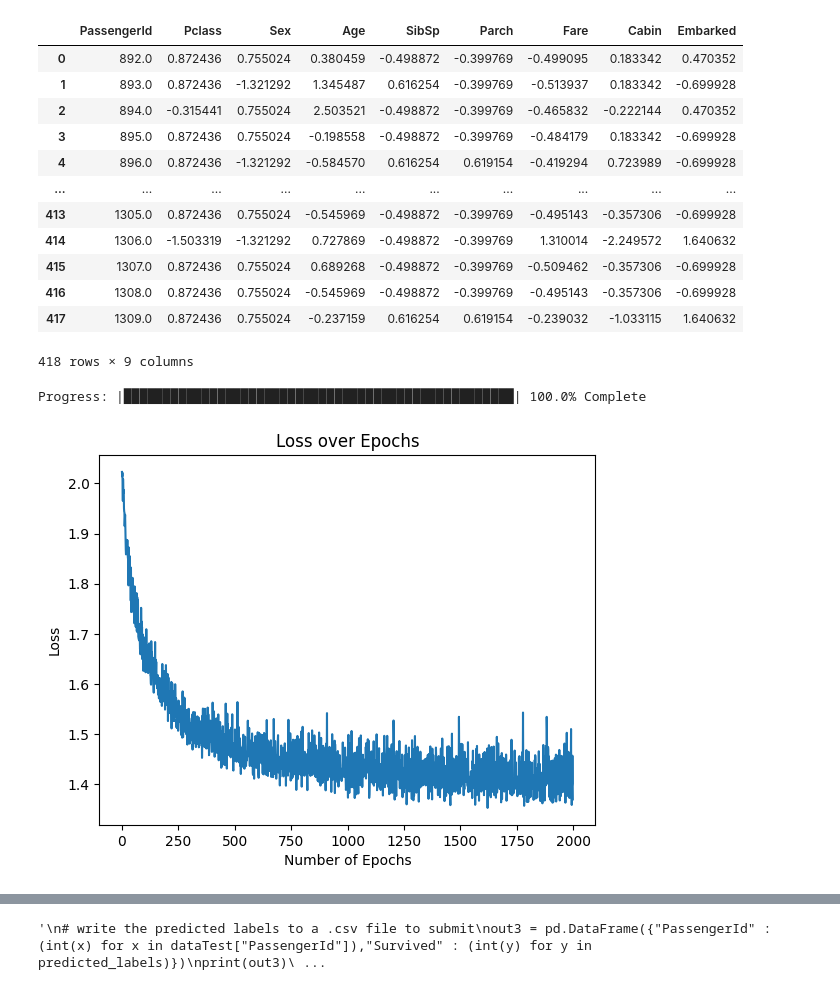
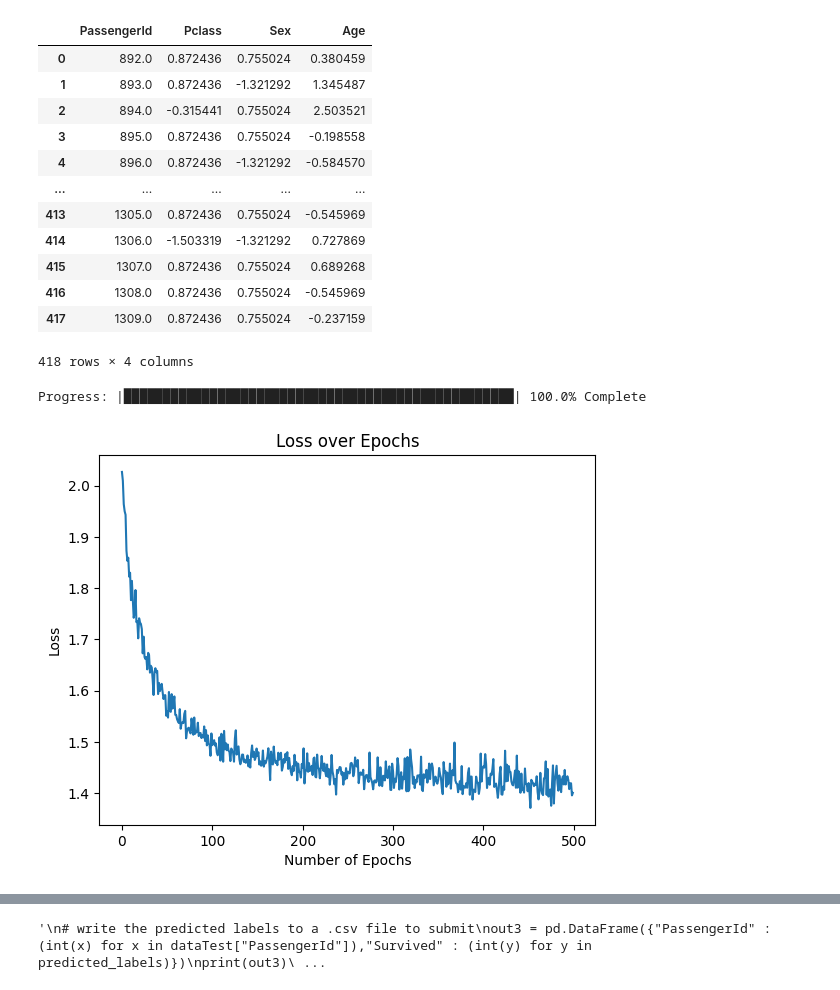
Before and after one commit to kanejames0430/boogie, a Jupyter notebook: logreg+imputing.ipynb, the cells around one changed output, grey strips where cells are left out. Drawn from its saved outputs; the diff is of its cells as text; code cells hidden in the pictures.

```diff
--- a/logreg+imputing.ipynb
+++ b/logreg+imputing.ipynb
@@ -18,6 +18,9 @@ from sklearn.impute import KNNImputer
 
 train = r'data\train.csv'
 test = r'data\test.csv'
+
+num_neighbors = 5
+dropped_features = ["Embarked","Cabin","SibSp","Parch","Fare"]
 # %%
 #load the training set
 data = pd.read_csv(train)
@@ -34,13 +37,14 @@ data["Sex"] = data["Sex"].apply(lambda x: 1 if x == 'male' else 0)
 data["Embarked"] = data["Embarked"].apply(lambda x: condit(x))
 
 # initialize imputer and fit it to the data
-imputer = KNNImputer(n_neighbors = 5, weights = 'uniform', metric= 'nan_euclidean')
+imputer = KNNImputer(n_neighbors = num_neighbors, weights = 'uniform', metric= 'nan_euclidean')
 imputer.fit(data)
 dataT = imputer.transform(data)
 
 #convert the transformed data back into the correct data type, and
 data = pd.DataFrame(dataT, columns = imputer.get_feature_names_out())
 
-data = normData(data)
+data = normData(data).drop(dropped_features, axis = 1)
+#data = data.drop(dropped_features, axis = 1)
 data
 # %% [output]
@@ -61,16 +65,19 @@ data
 #Similar process for the test set except now we are predicting the "Survived" status
 dataTest = pd.read_csv(test)
 
+# drop everything except for sex and age
 dataTest = dataTest.drop(["Name","Ticket"], axis = 1)
 
+# change cabin sections (letters) and change them to numerical data
 dataTest["Cabin"] = dataTest["Cabin"].apply(lambda x: x if str(x)[0] == "n" else str(x)[0])
 dataTest["Cabin"] = dataTest["Cabin"].apply(lambda x: cabinToFloat(x))
 
+# change categorical data to numerical data
 dataTest["Sex"] = dataTest["Sex"].apply(lambda x: 1 if x == 'male' else 0)
 dataTest["Embarked"] = dataTest["Embarked"].apply(lambda x: condit(x))
 
 # initialize imputer and fit it to the data
-imputer = KNNImputer(n_neighbors = 5, weights = 'uniform', metric= 'nan_euclidean')
+imputer = KNNImputer(n_neighbors = num_neighbors, weights = 'uniform', metric= 'nan_euclidean')
 imputer.fit(dataTest)
 dataT = imputer.transform(dataTest)
 
@@ -78,22 +85,23 @@ dataT = imputer.transform(dataTest)
 dataTest = pd.DataFrame(dataT, columns = imputer.get_feature_names_out())
 
 # normalize the data
-dataTest = normData(dataTest)
+dataTest = normData(dataTest).drop(dropped_features, axis = 1)
+#dataTest = dataTest.drop(dropped_features, axis = 1)
 dataTest
 # %% [output]
-|  | PassengerId | Pclass | Sex | Age | SibSp | Parch | Fare | Cabin | Embarked |
-| 0 | 892.0 | 0.872436 | 0.755024 | 0.380459 | -0.498872 | -0.399769 | -0.499095 | 0.183342 | 0.470352 |
-| 1 | 893.0 | 0.872436 | -1.321292 | 1.345487 | 0.616254 | -0.399769 | -0.513937 | 0.183342 | -0.699928 |
-| 2 | 894.0 | -0.315441 | 0.755024 | 2.503521 | -0.498872 | -0.399769 | -0.465832 | -0.222144 | 0.470352 |
-| 3 | 895.0 | 0.872436 | 0.755024 | -0.198558 | -0.498872 | -0.399769 | -0.484179 | 0.183342 | -0.699928 |
-| 4 | 896.0 | 0.872436 | -1.321292 | -0.584570 | 0.616254 | 0.619154 | -0.419294 | 0.723989 | -0.699928 |
-| ... | ... | ... | ... | ... | ... | ... | ... | ... | ... |
-| 413 | 1305.0 | 0.872436 | 0.755024 | -0.545969 | -0.498872 | -0.399769 | -0.495143 | -0.357306 | -0.699928 |
-| 414 | 1306.0 | -1.503319 | -1.321292 | 0.727869 | -0.498872 | -0.399769 | 1.310014 | -2.249572 | 1.640632 |
-| 415 | 1307.0 | 0.872436 | 0.755024 | 0.689268 | -0.498872 | -0.399769 | -0.509462 | -0.357306 | -0.699928 |
-| 416 | 1308.0 | 0.872436 | 0.755024 | -0.545969 | -0.498872 | -0.399769 | -0.495143 | -0.357306 | -0.699928 |
-| 417 | 1309.0 | 0.872436 | 0.755024 | -0.237159 | 0.616254 | 0.619154 | -0.239032 | -1.033115 | 1.640632 |
+|  | PassengerId | Pclass | Sex | Age |
+| 0 | 892.0 | 0.872436 | 0.755024 | 0.380459 |
+| 1 | 893.0 | 0.872436 | -1.321292 | 1.345487 |
+| 2 | 894.0 | -0.315441 | 0.755024 | 2.503521 |
+| 3 | 895.0 | 0.872436 | 0.755024 | -0.198558 |
+| 4 | 896.0 | 0.872436 | -1.321292 | -0.584570 |
+| ... | ... | ... | ... | ... |
+| 413 | 1305.0 | 0.872436 | 0.755024 | -0.545969 |
+| 414 | 1306.0 | -1.503319 | -1.321292 | 0.727869 |
+| 415 | 1307.0 | 0.872436 | 0.755024 | 0.689268 |
+| 416 | 1308.0 | 0.872436 | 0.755024 | -0.545969 |
+| 417 | 1309.0 | 0.872436 | 0.755024 | -0.237159 |
-418 rows × 9 columns
+418 rows × 4 columns
 # %%
 x_train = (data).drop("Survived", axis = 1).drop("PassengerId", axis = 1)
 y_train = (data)["Survived"]
@@ -111,9 +119,9 @@ y_train_tensor = torch.tensor(y_train_np, dtype=torch.long)
 # Parameters
 input_size = x_train_tensor.size(1)
 output_size = 8  # Number of classes
-batch_size = 32
-learning_rate = .01
-num_epochs = 2500
+batch_size = 64
+learning_rate = .075
+num_epochs = 500
 
 # Create DataLoader
 train_dataset = torch.utils.data.TensorDataset(x_train_tensor, y_train_tensor)
@@ -135,34 +143,34 @@ log_regr = LogisticRegression(input_size, output_size)
 # Define the optimizer and loss function
 optimizer = torch.optim.SGD(log_regr.parameters(), lr=learning_rate)
 criterion = torch.nn.CrossEntropyLoss()
 
 # Training loop
 Loss = []
 
 l = num_epochs
 printProgressBar(0,l,prefix = 'Progress:', suffix = 'Complete', length = 50)
 
 for epoch in range(num_epochs):
     for i, (features, labels) in enumerate(train_loader):
         optimizer.zero_grad()
         outputs = log_regr(features)
         loss = criterion(outputs, labels)
         loss.backward()
         optimizer.step()
 
     Loss.append(loss.item())
 
     printProgressBar(epoch+1, l ,prefix = 'Progress:', suffix = 'Complete', length = 50)
 
 # Plotting the loss
 plt.plot(Loss)
 plt.xlabel("Number of Epochs")
 plt.ylabel("Loss")
 plt.title("Loss over Epochs")
 plt.show()
 # %% [output]
 Progress: |██████████████████████████████████████████████████| 100.0% Complete
-[figure, old version]
+[figure, new version]
 # %%
 # Convert x_test DataFrame to NumPy array
 x_test_np = x_test.values
```
Also changed, not shown: parts of 2 cells of this notebook, 3 other files.
